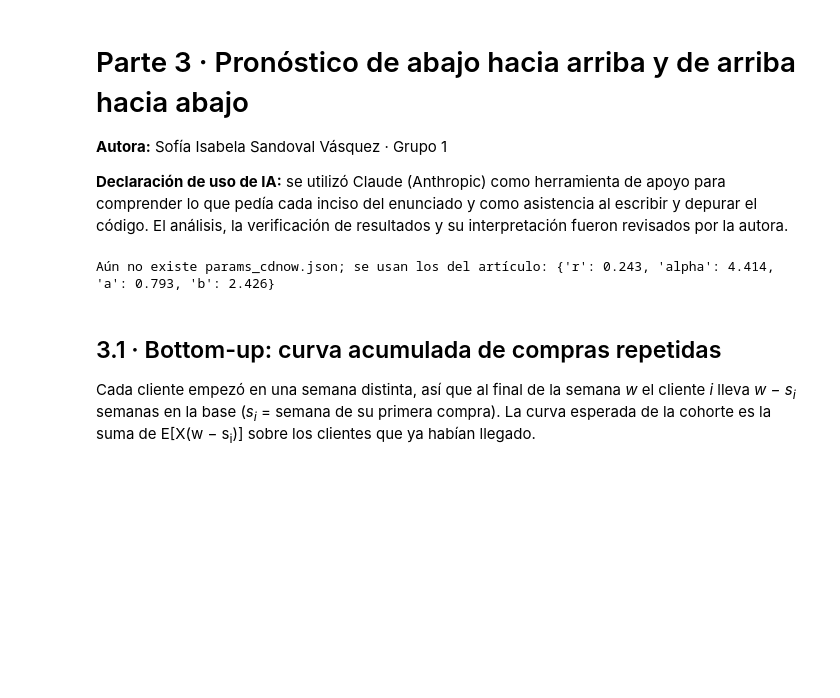
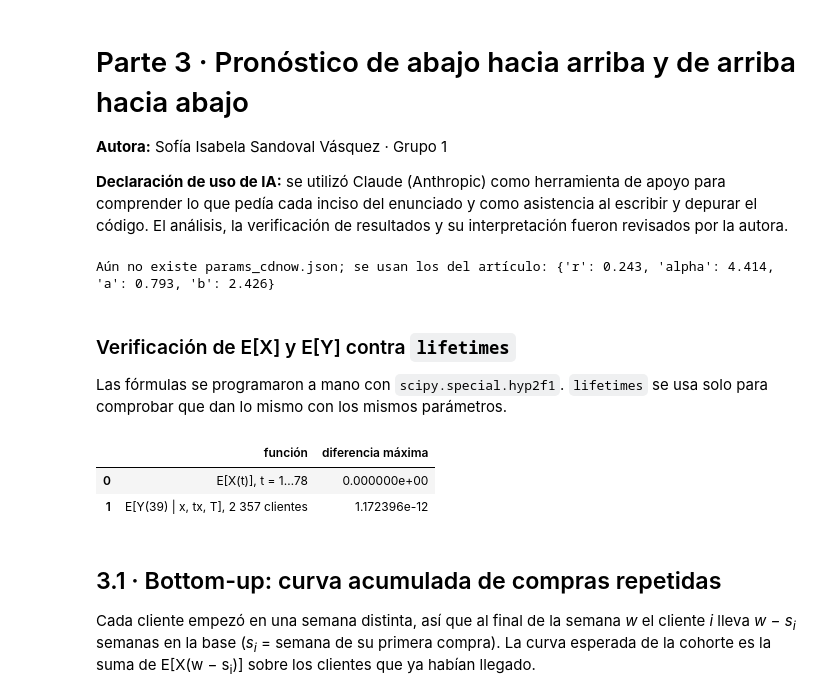
Before and after one commit to SSIsa14/contando-clientes-btyd, a Jupyter notebook: notebooks/03_pronostico.ipynb, the cells around one changed output. Saved outputs shown, nothing was run; the diff lists cells and outputs as text; code cells hidden in the pictures; blank space fills up the shorter version.

Commit message:
Parte 3: reportar verificación contra lifetimes
El enunciado pide reportar la comparación si se usa lifetimes. Se agrega una tabla al inicio del notebook con la diferencia máxima entre nuestras E[X] y E[Y] y las de lifetimes (0 y 1e-12).

```diff
--- a/notebooks/03_pronostico.ipynb
+++ b/notebooks/03_pronostico.ipynb
@@ -26,6 +26,33 @@ else:
     print("Aún no existe params_cdnow.json; se usan los del artículo:", params)
 # %% [output]
 Aún no existe params_cdnow.json; se usan los del artículo: {'r': 0.243, 'alpha': 4.414, 'a': 0.793, 'b': 2.426}
+# %% [markdown]
+### Verificación de E[X] y E[Y] contra `lifetimes`
+
+Las fórmulas se programaron a mano con `scipy.special.hyp2f1`. `lifetimes` se usa solo para comprobar que dan lo mismo con los mismos parámetros.
+# %%
+import warnings
+warnings.filterwarnings("ignore", category=UserWarning)
+from lifetimes import BetaGeoFitter
+
+bgf = BetaGeoFitter()
+bgf.params_ = pd.Series(params)
+
+t_prueba = np.array([1, 5, 13, 26, 39, 78])
+ey_propio = esperado_Y(39, res["x"], res["tx"], res["T"], params)
+ey_lifetimes = bgf.conditional_expected_number_of_purchases_up_to_time(39, res["x"], res["tx"], res["T"]).values
+
+pd.DataFrame({
+    "función": ["E[X(t)], t = 1…78", "E[Y(39) | x, tx, T], 2 357 clientes"],
+    "diferencia máxima": [
+        np.abs(esperado_X(t_prueba, params) - bgf.expected_number_of_purchases_up_to_time(t_prueba)).max(),
+        np.abs(ey_propio - ey_lifetimes).max(),
+    ],
+})
+# %% [output]
+|  | función | diferencia máxima |
+| 0 | E[X(t)], t = 1…78 | 0.000000e+00 |
+| 1 | E[Y(39) | x, tx, T], 2 357 clientes | 1.172396e-12 |
 # %% [markdown]
 ## 3.1 · Bottom-up: curva acumulada de compras repetidas
 
```
